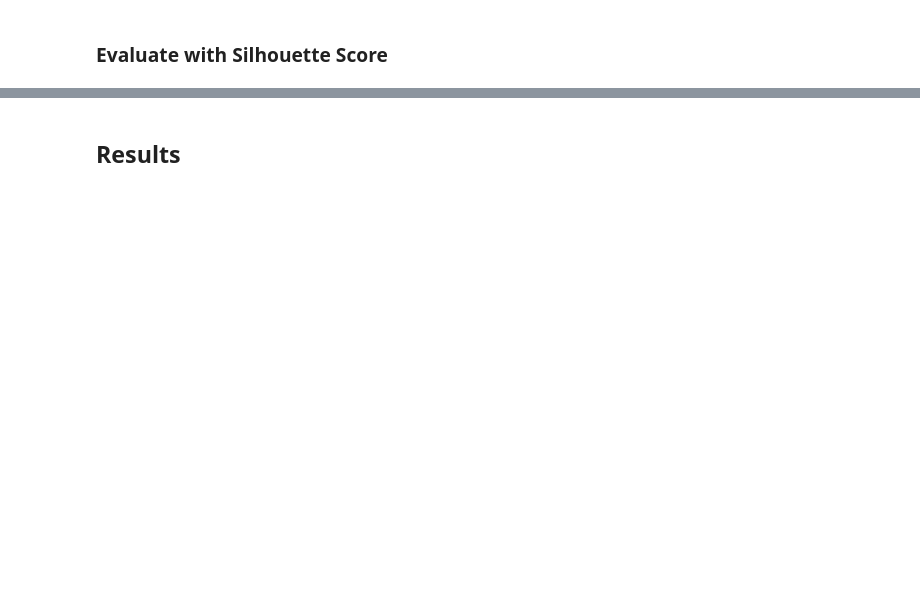
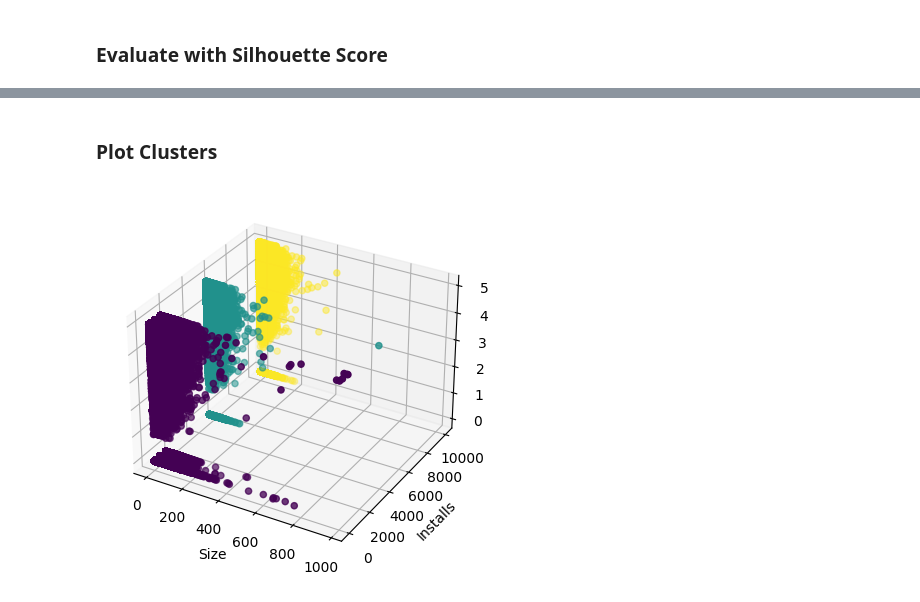
Before and after one commit to aymanreda56/XL-Data, a Jupyter notebook: DataAnalysis/Clustering/Kmean_Clustering.ipynb, the cells around one changed output, grey strips where cells are left out. Saved outputs shown, nothing was run; the diff lists cells and outputs as text; code cells hidden in the pictures; blank space fills up the shorter version.

```diff
--- a/DataAnalysis/Clustering/Kmean_Clustering.ipynb
+++ b/DataAnalysis/Clustering/Kmean_Clustering.ipynb
@@ -123,2 +126,6 @@ print("Score: ",silhouette_score(X, kmeans.labels_))
-# %% [markdown]
-## Results
+# %% [markdown]
+### Plot Clusters
+# %%
+plot_clusters(df, X,kmeans)
+# %% [output]
+[figure, added]
```
Also changed, not shown: parts of 8 cells of this notebook.
